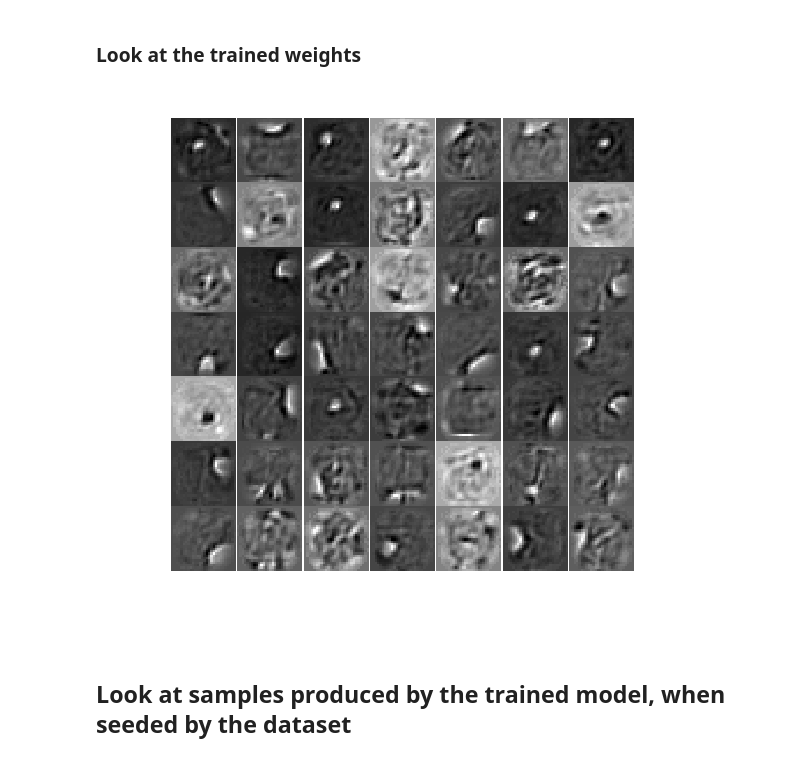
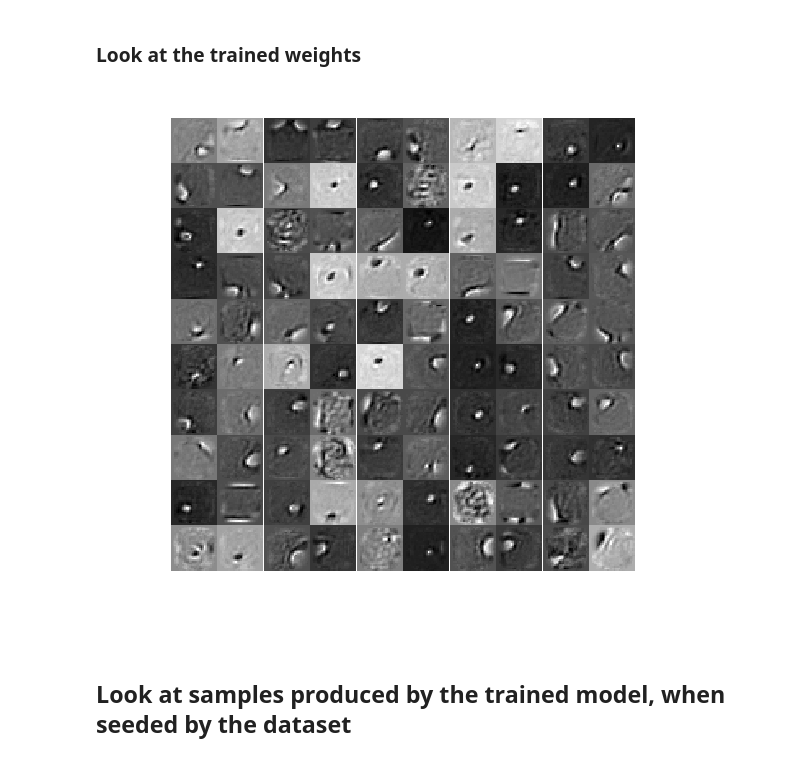
Before and after one commit to briantimar/denoising-rbms, a Jupyter notebook: plot_results_clean_nonpersistent_selfprobs.ipynb, the cells around one changed output. Saved outputs shown, nothing was run; the diff lists cells and outputs as text; code cells hidden in the pictures.

```diff
--- a/plot_results_clean_nonpersistent_selfprobs.ipynb
+++ b/plot_results_clean_nonpersistent_selfprobs.ipynb
@@ -10,17 +17,17 @@ variables = np.load(savedir + "variables.npy")
 # %% [markdown]
 ### Look at the trained weights
 # %%
-s=7
+s=10
 fig, axes = plt.subplots(s,s, figsize=(3,3),dpi=200)
 for ii in range(s):
     for jj in range(s):
         ax = axes[ii,jj]
         w=np.reshape(variables[-1]['weights'][:,ii*s + jj], (28,28))
         ax.imshow(w, cmap='binary')
         ax.set_axis_off()
 plt.subplots_adjust(wspace=0, hspace=0)
 fig.savefig(savedir+"weights_examples.png")
 # %% [output]
-[figure, old version]
+[figure, new version]
 # %% [markdown]
 ## Look at samples produced by the trained model, when seeded by the dataset
```
Also changed, not shown: parts of 11 cells of this notebook, 25 other files.
